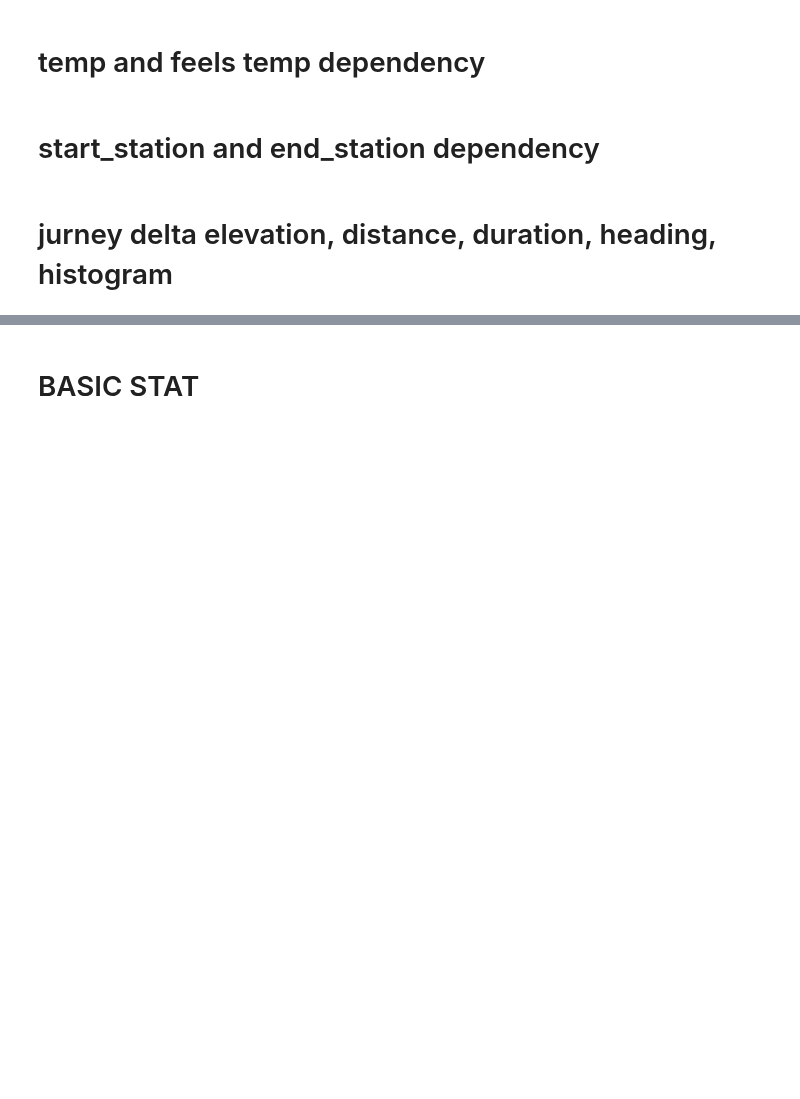
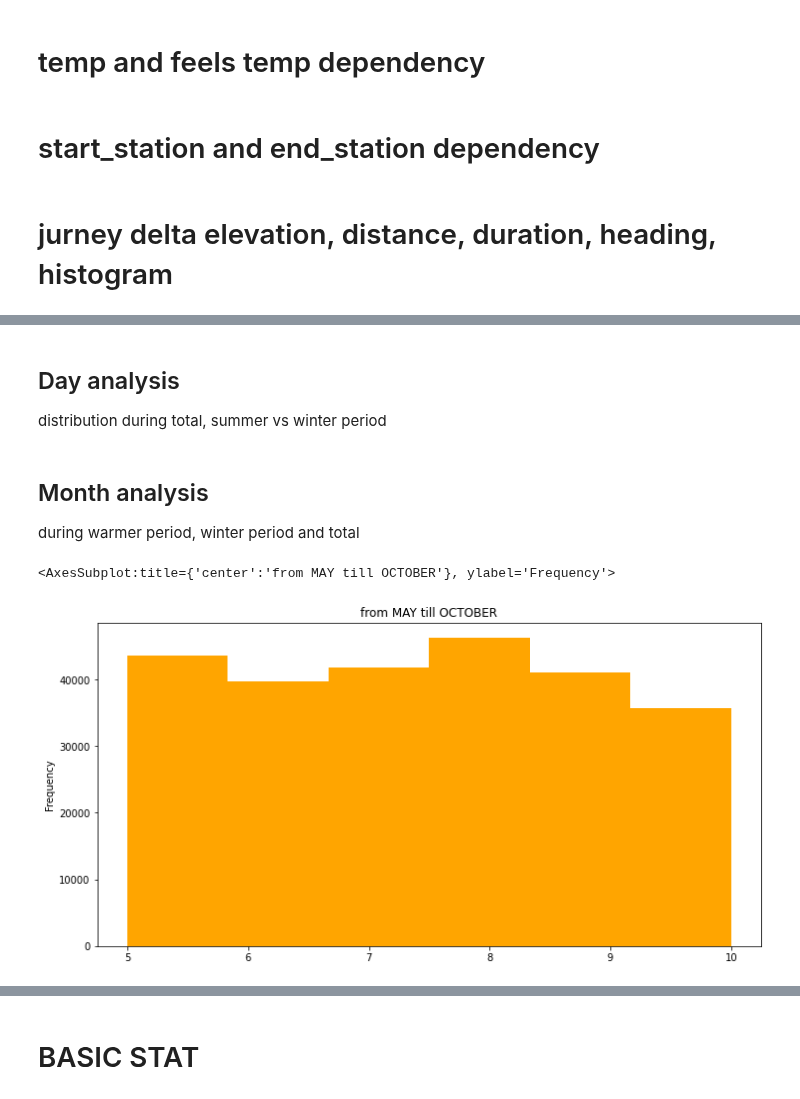
Before and after one commit to daim77/python_BI_analysis_bike_sharing, a Jupyter notebook: results.ipynb, the cells around one changed output, grey strips where cells are left out. Saved outputs shown, nothing was run; the diff lists cells and outputs as text; code cells hidden in the pictures; blank space fills up the shorter version.

Commit message:
month histogram corr

```diff
--- a/results.ipynb
+++ b/results.ipynb
@@ -256,0 +256,3 @@ df.plot.hist('day_of_week', figsize=(12, 6), color='red', bins=7)
+# %% [markdown]
+## Day analysis
+distribution during total, summer vs winter period
@@ -256,0 +262,12 @@ df.plot.hist('day_of_week', figsize=(12, 6), color='red', bins=7)
+# %% [markdown]
+## Month analysis
+during warmer period, winter period and total
+# %%
+cond1 = bikes_df['started_at'].dt.month >= 5
+cond2 = bikes_df['started_at'].dt.month <= 10
+selection = cond1 & cond2
+df = bikes_df.loc[selection, ['started_at']]['started_at'].dt.month
+df.plot.hist(df, figsize=(12, 6), color='orange', bins=6, title='from MAY till OCTOBER', xticks=[5, 6, 7, 8, 9, 10])
+# %% [output]
+<AxesSubplot:title={'center':'from MAY till OCTOBER'}, ylabel='Frequency'>
+[figure, added]
```
Also changed, not shown: parts of 5 cells of this notebook, 2 other files.
